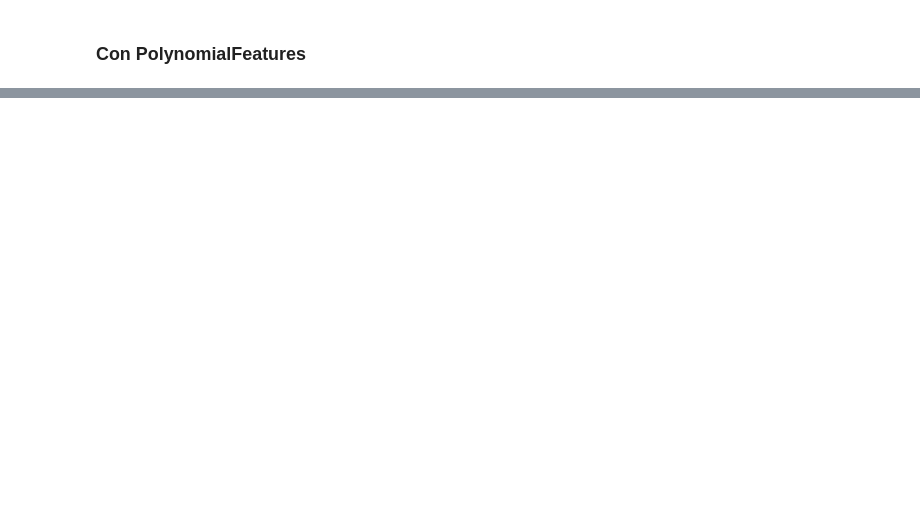
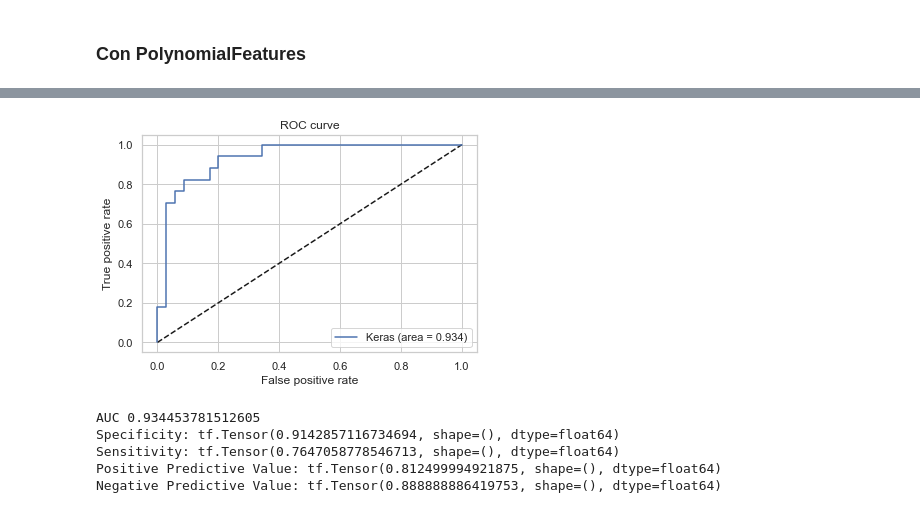
Before and after one commit to matifrancois/DeepLearning_Project2, a Jupyter notebook: Ej1/ej1.ipynb, the cells around one changed output, grey strips where cells are left out. Saved outputs shown, nothing was run; the diff lists cells and outputs as text; code cells hidden in the pictures; blank space fills up the shorter version.

Commit message:
PolyFear deg 1

```diff
--- a/Ej1/ej1.ipynb
+++ b/Ej1/ej1.ipynb
@@ -727,3 +788,7 @@ Specificity: tf.Tensor(0.9428571401632653, shape=(), dtype=float64)
 Sensitivity: tf.Tensor(0.7647058778546713, shape=(), dtype=float64)
 Positive Predictive Value: tf.Tensor(0.866666660888889, shape=(), dtype=float64)
 Negative Predictive Value: tf.Tensor(0.8918918894813732, shape=(), dtype=float64)
+# %%
+polyPred1 = DiabetesPredictor(df, 'featPol1', deleteRowsWithNulls=True, nullColumns=nullCols, columnsToRemove=['DiabetesPedigreeFunction'], deleteRowsWithOutliers=True, outliersColumns=[['BMI', 18.5, 50],['BloodPressure',40,120],['SkinThickness', np.Infinity, 0], ['Pregnancies',np.Infinity,0]], polyFeatDeg=1)
+polyPred1.train_model()
+aucPolyPred1 = polyPred1.validate_model()
@@ -730,3 +820,13 @@ Negative Predictive Value: tf.Tensor(0.8918918894813732, shape=(), dtype=float64
+# %%
+polyPred1.plot_roc()
+polyPred1.get_metrics()
+# %% [output]
+[figure, added]
+AUC 0.934453781512605
+Specificity: tf.Tensor(0.9142857116734694, shape=(), dtype=float64)
+Sensitivity: tf.Tensor(0.7647058778546713, shape=(), dtype=float64)
+Positive Predictive Value: tf.Tensor(0.812499994921875, shape=(), dtype=float64)
+Negative Predictive Value: tf.Tensor(0.888888886419753, shape=(), dtype=float64)
 # %%
 polyPred3 = DiabetesPredictor(df, 'featPol3', deleteRowsWithNulls=True, nullColumns=nullCols, columnsToRemove=['DiabetesPedigreeFunction'], deleteRowsWithOutliers=True, outliersColumns=[['BMI', 18.5, 50],['BloodPressure',40,120],['SkinThickness', np.Infinity, 0], ['Pregnancies',np.Infinity,0]], polyFeatDeg=2)
 polyPred3.train_model()
```
Also changed, not shown: parts of 28 cells of this notebook.
